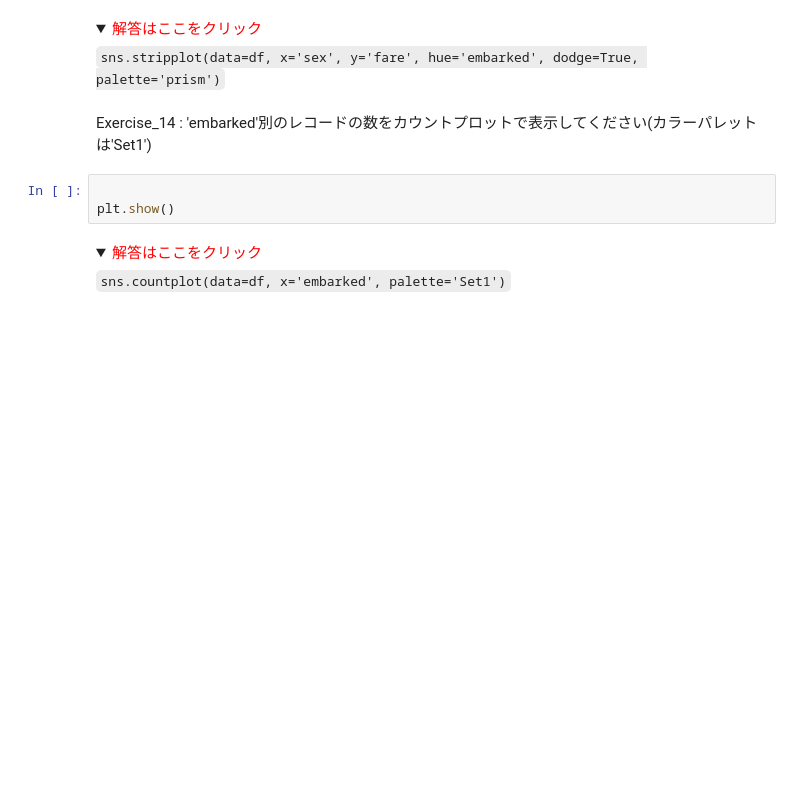
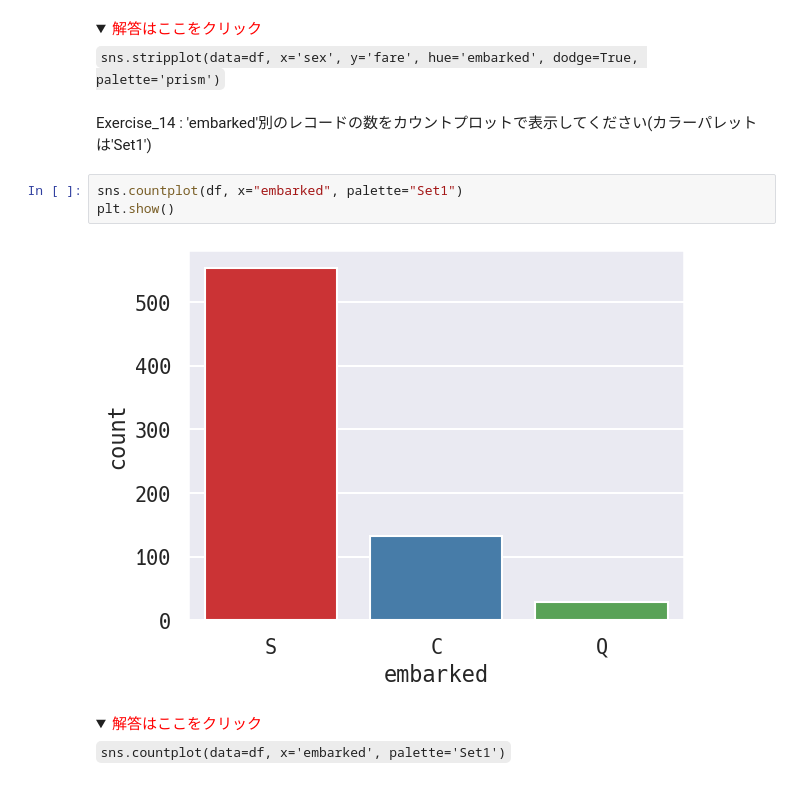
Before and after one commit to sato1214syun/python-data-analytics-udemy-business, a Jupyter notebook: src/4_Categorical_plot_exercise.ipynb, the cells around one changed output. Saved outputs shown, nothing was run; the diff lists cells and outputs as text; folded sections open; blank space fills up the shorter version.

```diff
--- a/src/4_Categorical_plot_exercise.ipynb
+++ b/src/4_Categorical_plot_exercise.ipynb
@@ -132,8 +218,10 @@ plt.show()
 # %% [markdown]
 Exercise_14 : 'embarked'別のレコードの数をカウントプロットで表示してください(カラーパレットは'Set1')
 # %%
-
+sns.countplot(df, x="embarked", palette="Set1")
 plt.show()
+# %% [output]
+[figure, added]
 # %% [markdown]
 <details>
     <summary><font color='red'>解答はここをクリック</font></summary>
```
Also changed, not shown: parts of 28 cells of this notebook, 4 other files.
